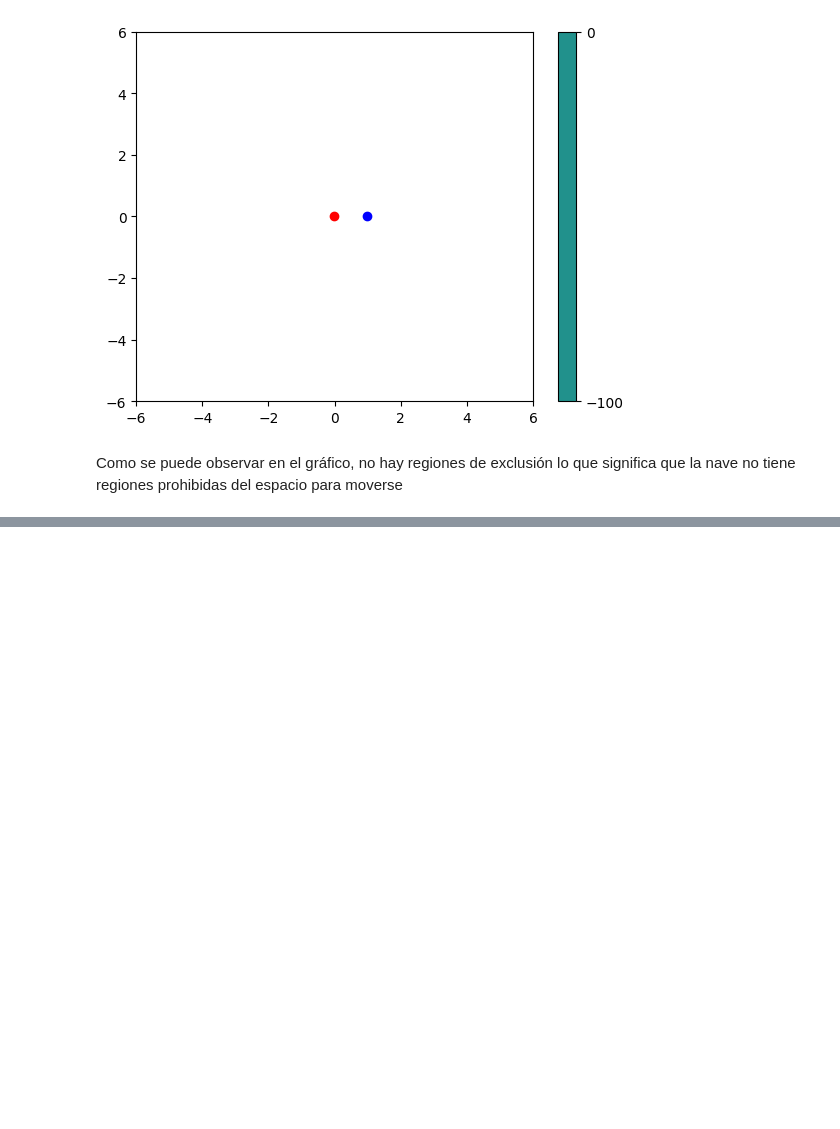
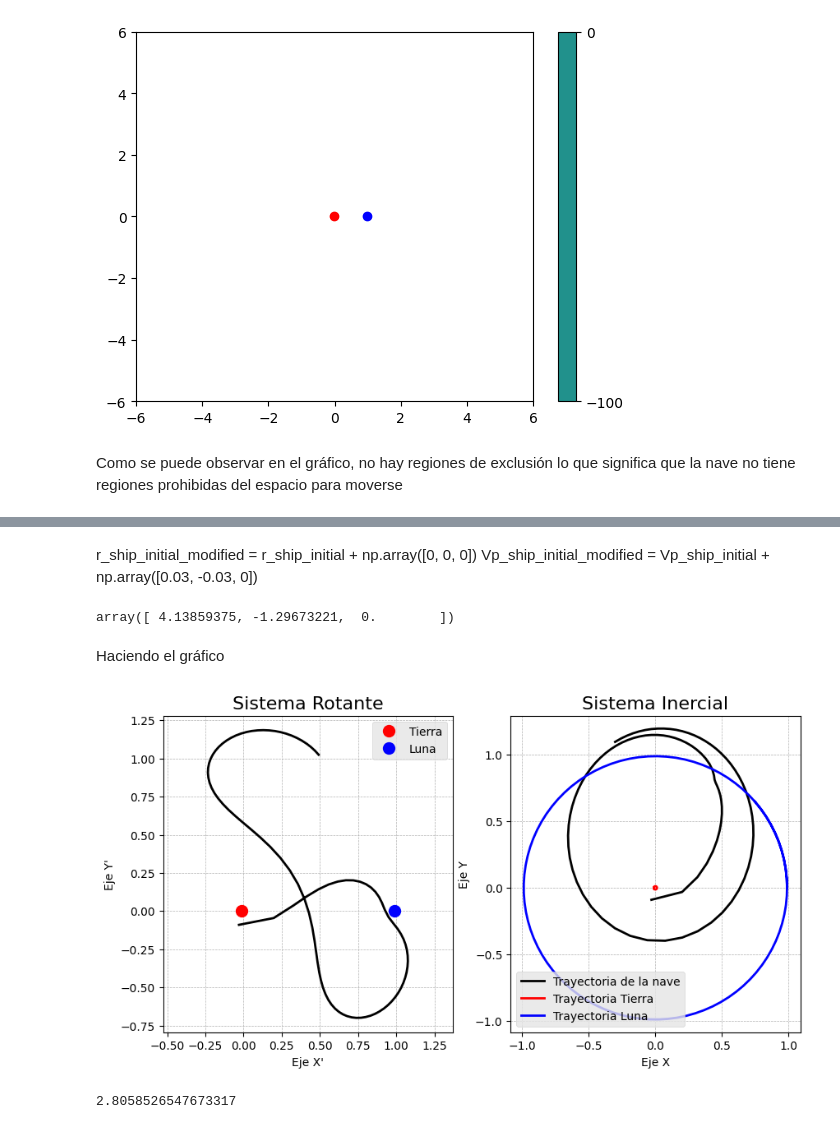
Before and after one commit to andromedalactea/celestial_mechanics, a Jupyter notebook: scripts/Homeworks/MC_Tarea4_ViajeALaLuna.ipynb, the cells around one changed output, grey strips where cells are left out. Saved outputs shown, nothing was run; the diff lists cells and outputs as text; code cells hidden in the pictures; blank space fills up the shorter version.

```diff
--- a/scripts/Homeworks/MC_Tarea4_ViajeALaLuna.ipynb
+++ b/scripts/Homeworks/MC_Tarea4_ViajeALaLuna.ipynb
@@ -446,0 +451,67 @@ Como se puede observar en el gráfico, no hay regiones de exclusión lo que sign
+# %% [markdown]
+r_ship_initial_modified = r_ship_initial + np.array([0, 0, 0])
+Vp_ship_initial_modified = Vp_ship_initial + np.array([0.03, -0.03, 0])
+# %%
+# Condiciones iniciales modificadas
+r_ship_initial_modified = r_ship_initial + np.array([0.01, 0, 0])
+Vp_ship_initial_modified = Vp_ship_initial + np.array([0.04, -0.03, 0])
+# %%
+Vp_ship_initial_modified
+# %% [output]
+array([ 4.13859375, -1.29673221,  0.        ])
+# %%
+# Solucionando el sistema
+alfa = abs(x_earth_initial)
+ts = np.linspace(0,7,100)
+rs_rot,vs_rot,rs_ine,vs_ine,r1_ine,r2_ine = pc.crtbp_solucion(alfa,r_ship_initial_modified,Vp_ship_initial_modified,ts)
+# %% [markdown]
+Haciendo el gráfico
+# %%
+# Crear una figura y dos subgráficos
+fig, axs = plt.subplots(1, 2, figsize=(10, 5))
+
+# Ajustes generales para mejorar la estética
+plt.style.use('ggplot')
+
+
+# Primer subgráfico (Sistema rotante)
+# -----------------------------------
+# Dibujar una línea usando los datos en rs_rot
+axs[0].plot(rs_rot[:, 0], rs_rot[:, 1], linestyle='-', color='black', linewidth=2)
+# Marcar el punto correspondiente a -alfa (Tierra)
+axs[0].plot([-alfa], [0], 'ro', markersize=10, label='Tierra')
+# Marcar el punto correspondiente a 1-alfa (Luna)
+axs[0].plot([1 - alfa], [0], 'bo', markersize=10, label='Luna')
+# Configurar los ejes para que tengan la misma escala
+axs[0].axis('equal')
+# Añadir una cuadrícula
+axs[0].grid(True, linestyle='--', linewidth=0.5)
+# Establecer el título y etiquetas de los ejes
+axs[0].set_title("Sistema Rotante", fontsize=16)
+axs[0].set_xlabel("Eje X'")
+axs[0].set_ylabel("Eje Y'")
+# Añadir una leyenda
+axs[0].legend()
+
+# Segundo subgráfico (Sistema inercial)
+# ------------------------------------
+# Realizando cambios similares al segundo subgráfico
+axs[1].plot(rs_ine[:, 0], rs_ine[:, 1], linestyle='-', color='black', linewidth=2, label='Trayectoria de la nave')
+axs[1].plot(r1_ine[:, 0], r1_ine[:, 1], 'r-', linewidth=2, label='Trayectoria Tierra')
+axs[1].plot(r2_ine[:, 0], r2_ine[:, 1], 'b-', linewidth=2, label='Trayectoria Luna')
+axs[1].axis('equal')
+axs[1].grid(True, linestyle='--', linewidth=0.5)
+axs[1].set_title("Sistema Inercial", fontsize=16)
+axs[1].set_xlabel("Eje X")
+axs[1].set_ylabel("Eje Y")
+axs[1].legend()
+
+# Mostrar la figura
+plt.show()
+# %% [output]
+[figure, added]
+# %%
+CJp = pc.constante_jacobi(alfa,rs_rot,vs_rot)[0]
+CJp
+# %% [output]
+2.8058526547673317
```
Also changed, not shown: parts of 6 cells of this notebook.
